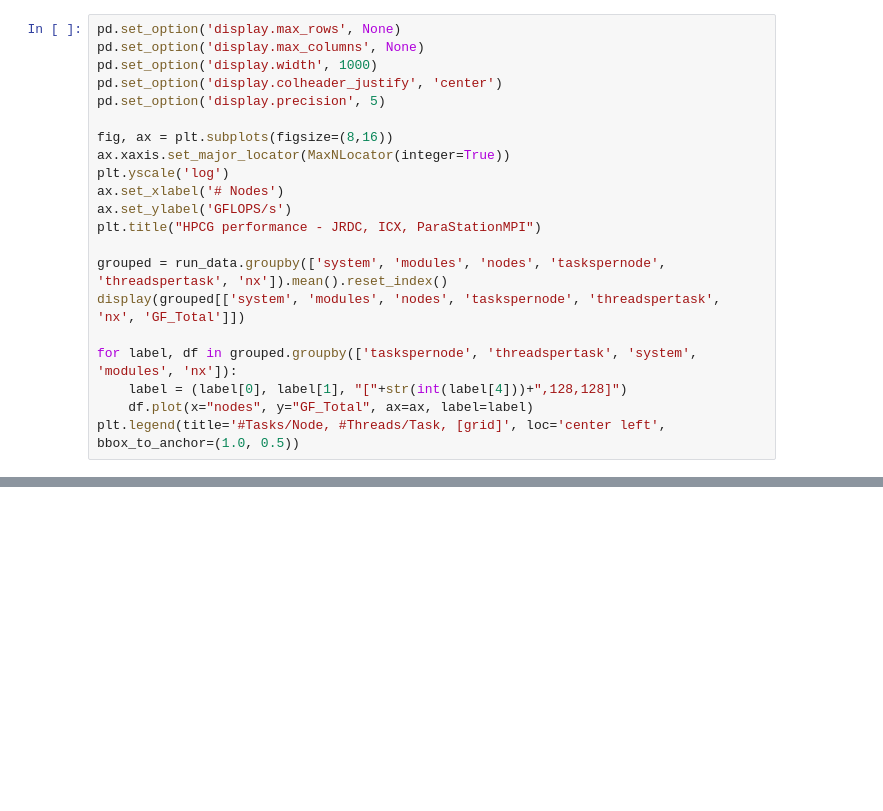
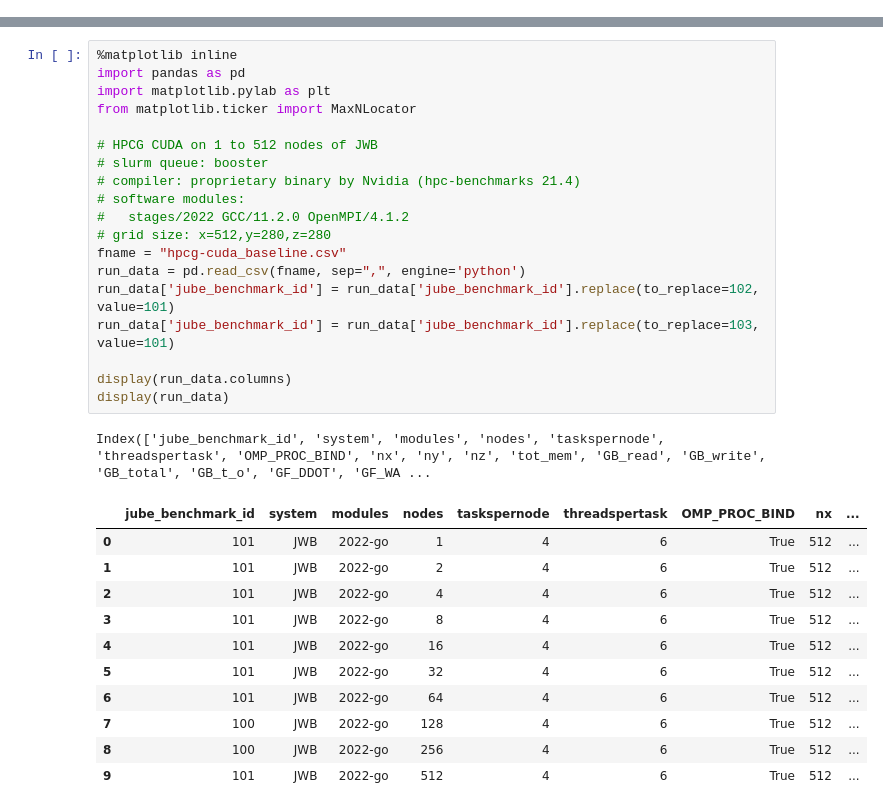
Before and after one commit to FZJ-JSC/jubench-hpcg, a Jupyter notebook: benchmark/eval/HPCG.ipynb, the cells around one changed output, grey strips where cells are left out. Drawn from its saved outputs; the diff is of its cells as text; blank space fills up the shorter version.

```diff
--- a/benchmark/eval/HPCG.ipynb
+++ b/benchmark/eval/HPCG.ipynb
@@ -432,21 +132,0 @@ Index(['jube_benchmark_id', 'system', 'modules', 'nodes', 'taskspernode', 'threa
-# %%
-pd.set_option('display.max_rows', None)
-pd.set_option('display.max_columns', None)
-pd.set_option('display.width', 1000)
-pd.set_option('display.colheader_justify', 'center')
-pd.set_option('display.precision', 5)
-
-fig, ax = plt.subplots(figsize=(8,16))
-ax.xaxis.set_major_locator(MaxNLocator(integer=True))
-plt.yscale('log')
-ax.set_xlabel('# Nodes')
-ax.set_ylabel('GFLOPS/s')
-plt.title("HPCG performance - JRDC, ICX, ParaStationMPI")
-
-grouped = run_data.groupby(['system', 'modules', 'nodes', 'taskspernode', 'threadspertask', 'nx']).mean().reset_index()
-display(grouped[['system', 'modules', 'nodes', 'taskspernode', 'threadspertask', 'nx', 'GF_Total']])
-
-for label, df in grouped.groupby(['taskspernode', 'threadspertask', 'system', 'modules', 'nx']):
-    label = (label[0], label[1], "["+str(int(label[4]))+",128,128]")
-    df.plot(x="nodes", y="GF_Total", ax=ax, label=label)
-plt.legend(title='#Tasks/Node, #Threads/Task, [grid]', loc='center left', bbox_to_anchor=(1.0, 0.5))
@@ -511 +133,33 @@ Index(['jube_benchmark_id', 'system', 'modules', 'nodes', 'taskspernode', 'threa
+# %%
+%matplotlib inline
+import pandas as pd
+import matplotlib.pylab as plt
+from matplotlib.ticker import MaxNLocator
+
+# HPCG CUDA on 1 to 512 nodes of JWB
+# slurm queue: booster
+# compiler: proprietary binary by Nvidia (hpc-benchmarks 21.4)
+# software modules:
+#   stages/2022 GCC/11.2.0 OpenMPI/4.1.2
+# grid size: x=512,y=280,z=280
+fname = "hpcg-cuda_baseline.csv"
+run_data = pd.read_csv(fname, sep=",", engine='python')
+run_data['jube_benchmark_id'] = run_data['jube_benchmark_id'].replace(to_replace=102, value=101)
+run_data['jube_benchmark_id'] = run_data['jube_benchmark_id'].replace(to_replace=103, value=101)
+
+display(run_data.columns)
+display(run_data)
+# %% [output]
+Index(['jube_benchmark_id', 'system', 'modules', 'nodes', 'taskspernode', 'threadspertask', 'OMP_PROC_BIND', 'nx', 'ny', 'nz', 'tot_mem', 'GB_read', 'GB_write', 'GB_total', 'GB_t_o', 'GF_DDOT', 'GF_WA ...
+|  | jube_benchmark_id | system | modules | nodes | taskspernode | threadspertask | OMP_PROC_BIND | nx | ... |
+| 0 | 101 | JWB | 2022-go | 1 | 4 | 6 | True | 512 | ... |
+| 1 | 101 | JWB | 2022-go | 2 | 4 | 6 | True | 512 | ... |
+| 2 | 101 | JWB | 2022-go | 4 | 4 | 6 | True | 512 | ... |
+| 3 | 101 | JWB | 2022-go | 8 | 4 | 6 | True | 512 | ... |
+| 4 | 101 | JWB | 2022-go | 16 | 4 | 6 | True | 512 | ... |
+| 5 | 101 | JWB | 2022-go | 32 | 4 | 6 | True | 512 | ... |
+| 6 | 101 | JWB | 2022-go | 64 | 4 | 6 | True | 512 | ... |
+| 7 | 100 | JWB | 2022-go | 128 | 4 | 6 | True | 512 | ... |
+| 8 | 100 | JWB | 2022-go | 256 | 4 | 6 | True | 512 | ... |
+| 9 | 101 | JWB | 2022-go | 512 | 4 | 6 | True | 512 | ... |
 # %%
```
Also changed, not shown: parts of 42 cells of this notebook, 8 other files.
